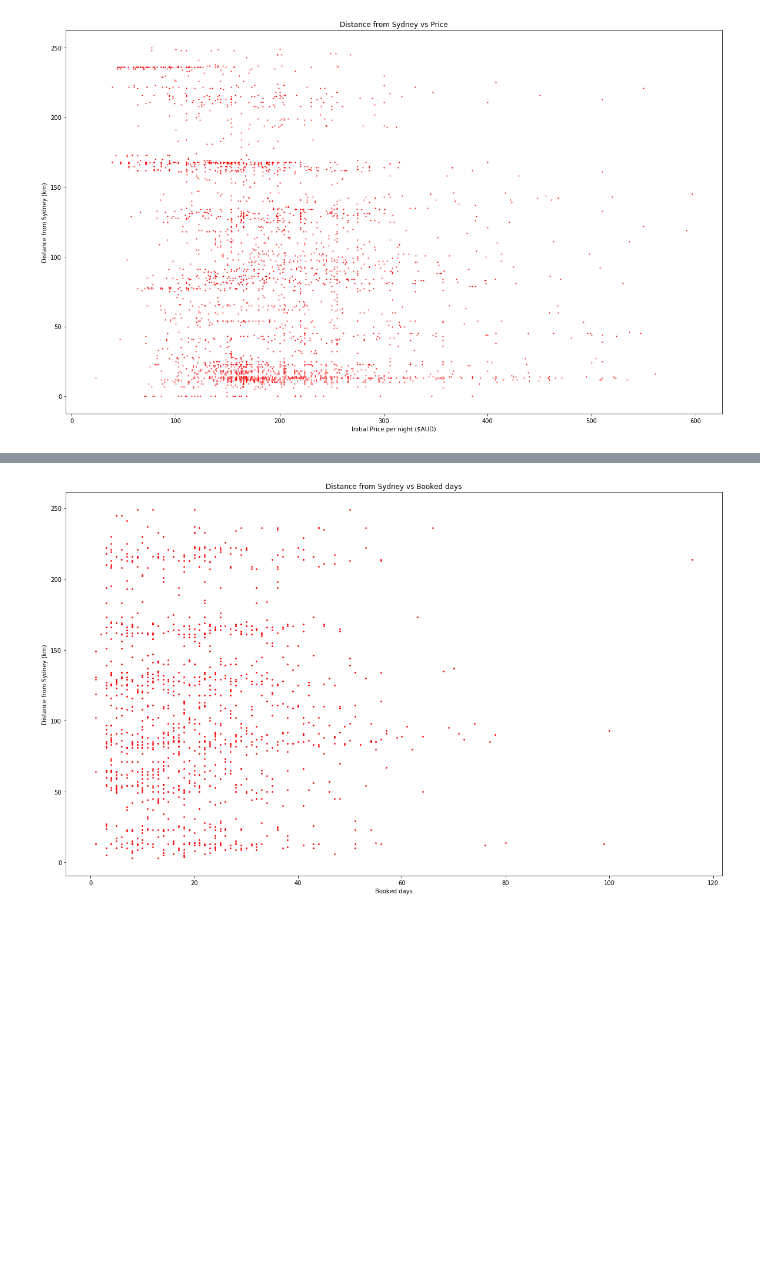
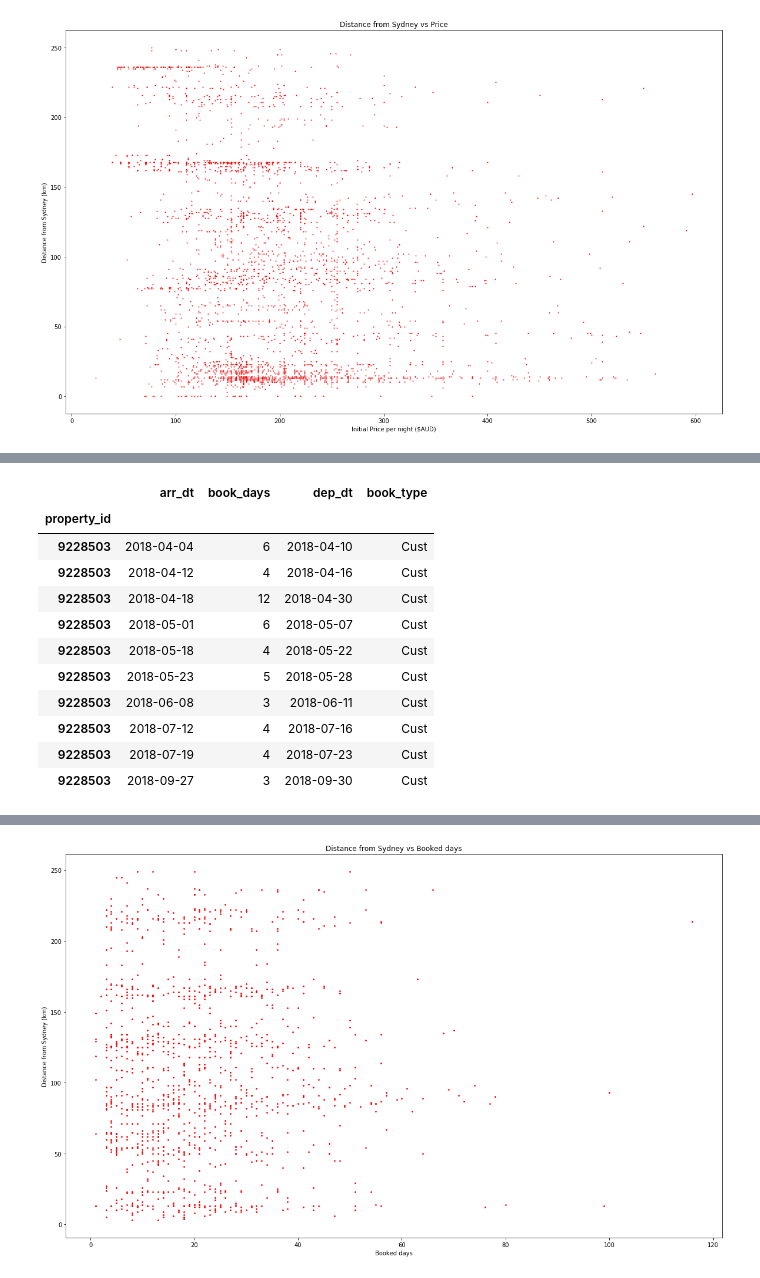
Before and after one commit to Mitoflyboy/scraping, a Jupyter notebook: stayz_analysis/Stayz_Analysis.ipynb, the cells around one changed output, grey strips where cells are left out. Drawn from its saved outputs; the diff is of its cells as text; code cells hidden in the pictures; blank space fills up the shorter version.

```diff
--- a/stayz_analysis/Stayz_Analysis.ipynb
+++ b/stayz_analysis/Stayz_Analysis.ipynb
@@ -270,3 +272,20 @@ b3.tail(5)
+# %%
+# Check a specific record to make sure the bookings are calculated correctly
+a = b3.loc[9228503]
+a.sort_values(by=['arr_dt'])
+# %% [output]
+|  | arr_dt | book_days | dep_dt | book_type |
+| property_id |  |  |  |  |
+| 9228503 | 2018-04-04 | 6 | 2018-04-10 | Cust |
+| 9228503 | 2018-04-12 | 4 | 2018-04-16 | Cust |
+| 9228503 | 2018-04-18 | 12 | 2018-04-30 | Cust |
+| 9228503 | 2018-05-01 | 6 | 2018-05-07 | Cust |
+| 9228503 | 2018-05-18 | 4 | 2018-05-22 | Cust |
+| 9228503 | 2018-05-23 | 5 | 2018-05-28 | Cust |
+| 9228503 | 2018-06-08 | 3 | 2018-06-11 | Cust |
+| 9228503 | 2018-07-12 | 4 | 2018-07-16 | Cust |
+| 9228503 | 2018-07-19 | 4 | 2018-07-23 | Cust |
+| 9228503 | 2018-09-27 | 3 | 2018-09-30 | Cust |
 # %%
 # Do a scatter plot of distance from sydney vs bookings count???
 
```
Also changed, not shown: parts of 4 cells of this notebook, 3 other files.
